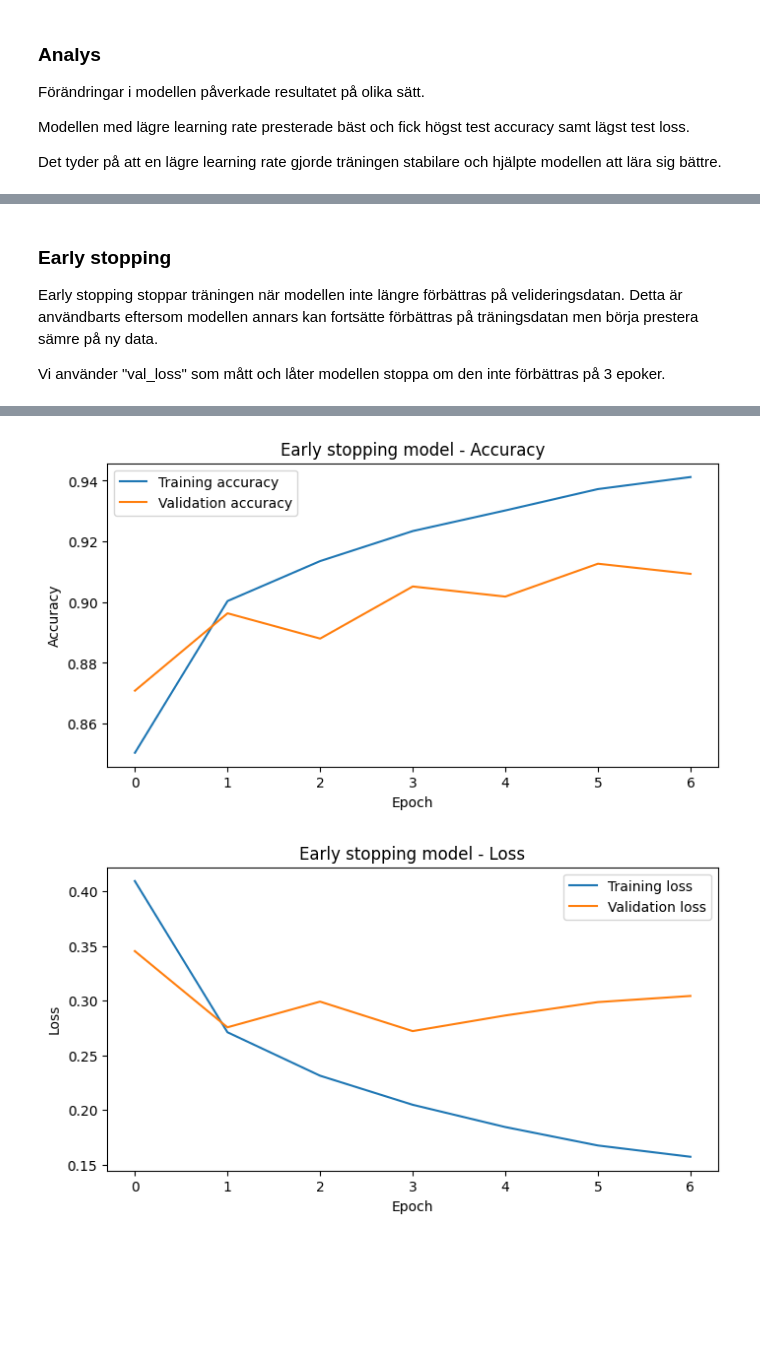
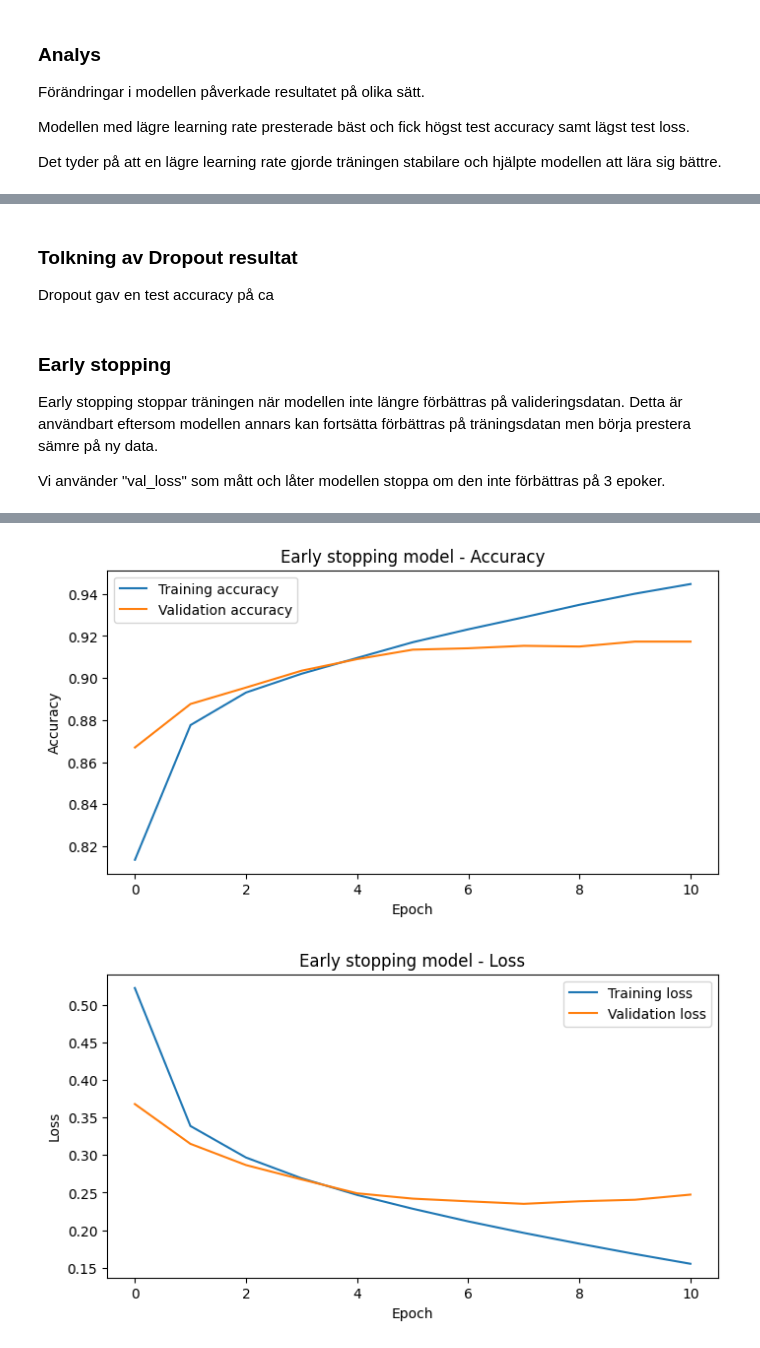
Before and after one commit to KevinCJohansson/Deep_learning, a Jupyter notebook: Notebook.ipynb, the cells around one changed output, grey strips where cells are left out. Drawn from its saved outputs; the diff is of its cells as text; code cells hidden in the pictures; blank space fills up the shorter version.

```diff
--- a/Notebook.ipynb
+++ b/Notebook.ipynb
@@ -701,7 +700,11 @@ Dropout test accuracy: 0.9064000248908997
+# %% [markdown]
+### Tolkning av Dropout resultat
+
+Dropout gav en test accuracy på ca
 # %% [markdown]
 ### Early stopping
 
-Early stopping stoppar träningen när modellen inte längre förbättras på velideringsdatan. Detta är användbarts eftersom modellen annars kan fortsätte förbättras på träningsdatan men börja prestera sämre på ny data.
+Early stopping stoppar träningen när modellen inte längre förbättras på valideringsdatan. Detta är användbart eftersom modellen annars kan fortsätta förbättras på träningsdatan men börja prestera sämre på ny data.
 
 Vi använder "val_loss" som mått och låter modellen stoppa om den inte förbättras på 3 epoker.
 # %%
@@ -720,7 +723,7 @@ model_early_stop = keras.Sequential([
 ])
 
 model_early_stop.compile(
-    optimizer=keras.optimizers.Adam(learning_rate=0.005),
+    optimizer=keras.optimizers.Adam(learning_rate=0.0005),
     loss="sparse_categorical_crossentropy",
     metrics=["accuracy"]
 )
@@ -769,5 +771,5 @@ Stopped after epoch: 7
-[figure, old version]
+[figure, new version]
-[figure, old version]
+[figure, new version]
 # %% [markdown]
 ### L2-regularisering
 
```
Also changed, not shown: parts of 13 cells of this notebook.
